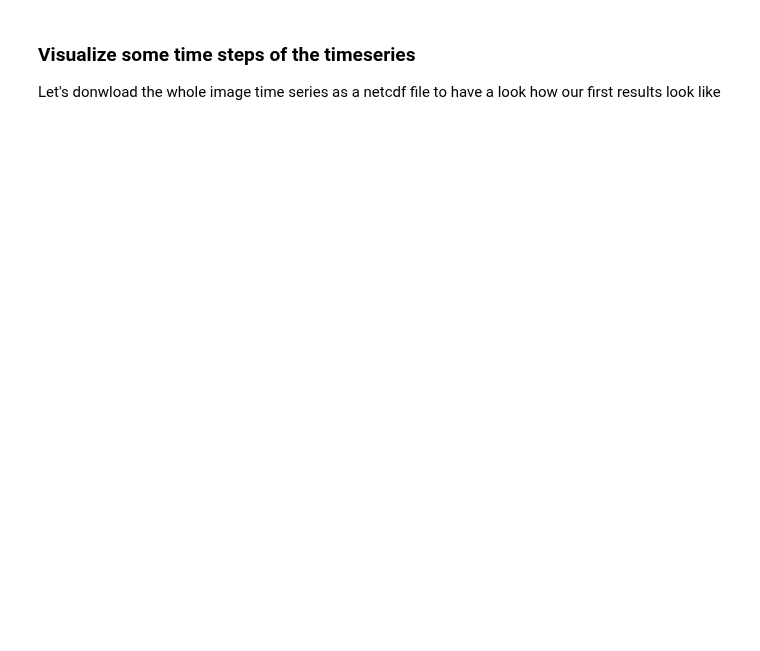
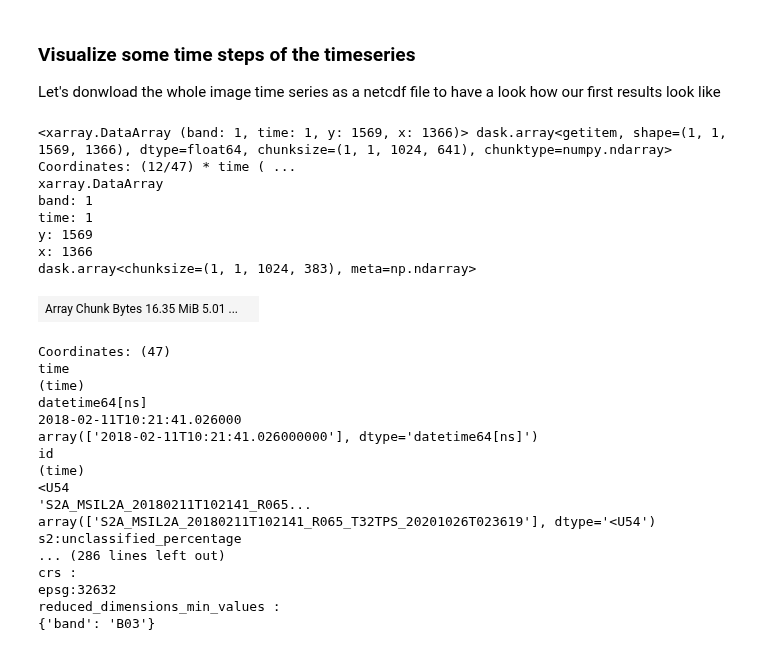
Before and after one commit to EO-College/cubes-and-clouds, a Jupyter notebook: lectures/3.1_data_processing/exercises/31_data_processing_stac.ipynb, the cells around one changed output. Drawn from its saved outputs; the diff is of its cells as text; code cells hidden in the pictures; blank space fills up the shorter version.

```diff
--- a/lectures/3.1_data_processing/exercises/31_data_processing_stac.ipynb
+++ b/lectures/3.1_data_processing/exercises/31_data_processing_stac.ipynb
@@ -288,0 +308,28 @@ xr.open_dataarray('data/snowmap_cloudfree_1d.nc',decode_coords="all")[0].plot.im
+# %%
+snowmap_cloudfree_1d_xr
+# %% [output]
+<xarray.DataArray (band: 1, time: 1, y: 1569, x: 1366)> dask.array<getitem, shape=(1, 1, 1569, 1366), dtype=float64, chunksize=(1, 1, 1024, 641), chunktype=numpy.ndarray> Coordinates: (12/47) * time ( ...
+xarray.DataArray
+band: 1
+time: 1
+y: 1569
+x: 1366
+dask.array<chunksize=(1, 1, 1024, 383), meta=np.ndarray>
+| Array Chunk Bytes 16.35 MiB 5.01 ... |  |
+Coordinates: (47)
+time
+(time)
+datetime64[ns]
+2018-02-11T10:21:41.026000
+array(['2018-02-11T10:21:41.026000000'], dtype='datetime64[ns]')
+id
+(time)
+<U54
+'S2A_MSIL2A_20180211T102141_R065...
+array(['S2A_MSIL2A_20180211T102141_R065_T32TPS_20201026T023619'], dtype='<U54')
+s2:unclassified_percentage
+... (286 lines left out)
+crs :
+epsg:32632
+reduced_dimensions_min_values :
+{'band': 'B03'}
```
Also changed, not shown: parts of 8 cells of this notebook.
